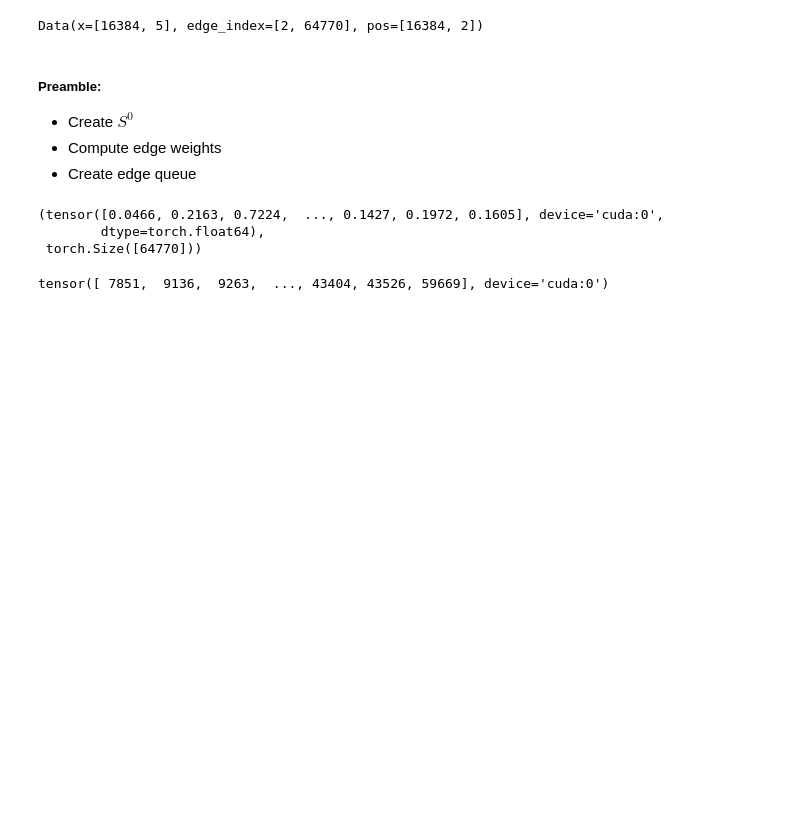
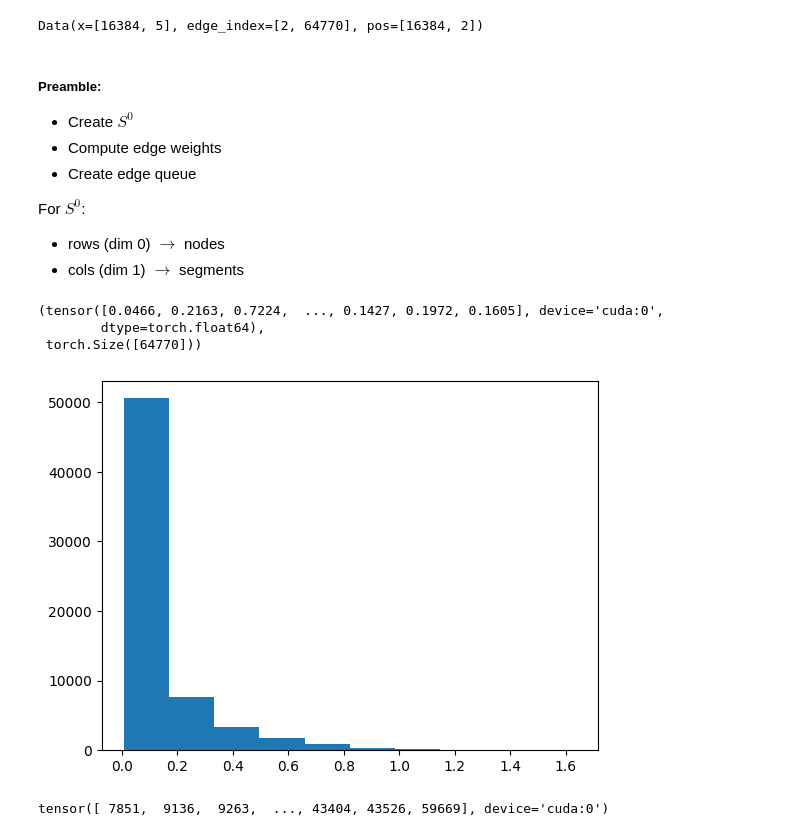
Before and after one commit to jpelayx/graph-segmentation, a Jupyter notebook: felzenszwalb.ipynb, the cells around one changed output. Saved outputs shown, nothing was run; the diff lists cells and outputs as text; code cells hidden in the pictures; blank space fills up the shorter version.

```diff
--- a/felzenszwalb.ipynb
+++ b/felzenszwalb.ipynb
@@ -468,6 +468,10 @@ Data(x=[16384, 5], edge_index=[2, 64770], pos=[16384, 2])
 - Create $S^0$
 - Compute edge weights
 - Create edge queue
+
+For $S^0$:
+- rows (dim 0) $\rightarrow$ nodes
+- cols (dim 1) $\rightarrow$ segments
 # %%
 S_idx = torch.tensor(np.array([np.arange(n), np.arange(n)], dtype=np.int64), device=device)
 S_val  = torch.tensor(np.ones(n), device=device)
@@ -484,6 +488,11 @@ edge_weights, edge_weights.shape
 (tensor([0.0466, 0.2163, 0.7224,  ..., 0.1427, 0.1972, 0.1605], device='cuda:0',
         dtype=torch.float64),
  torch.Size([64770]))
+# %%
+plt.hist(edge_weights.to('cpu'))
+plt.show()
+# %% [output]
+[figure, added]
 # %%
 edge_queue = torch.argsort(edge_weights)
 edge_queue
```
Also changed, not shown: parts of 35 cells of this notebook.
